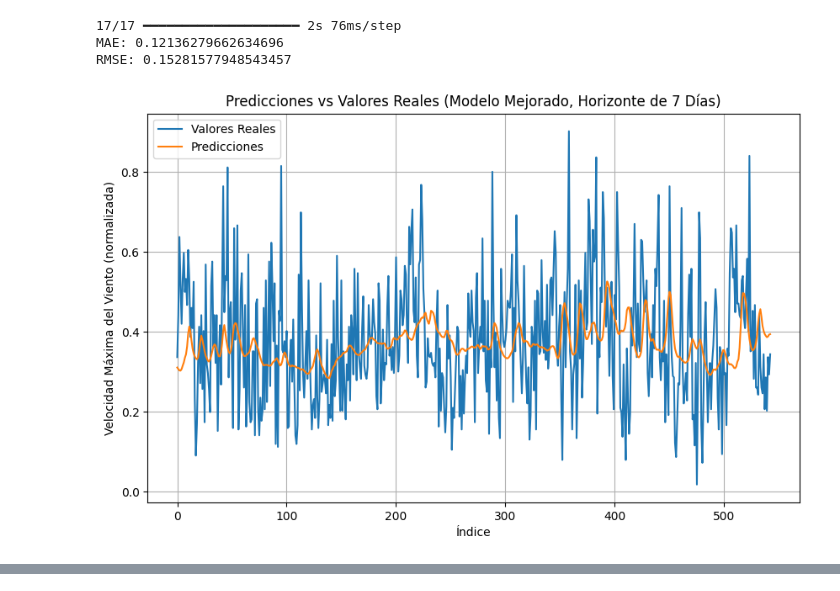
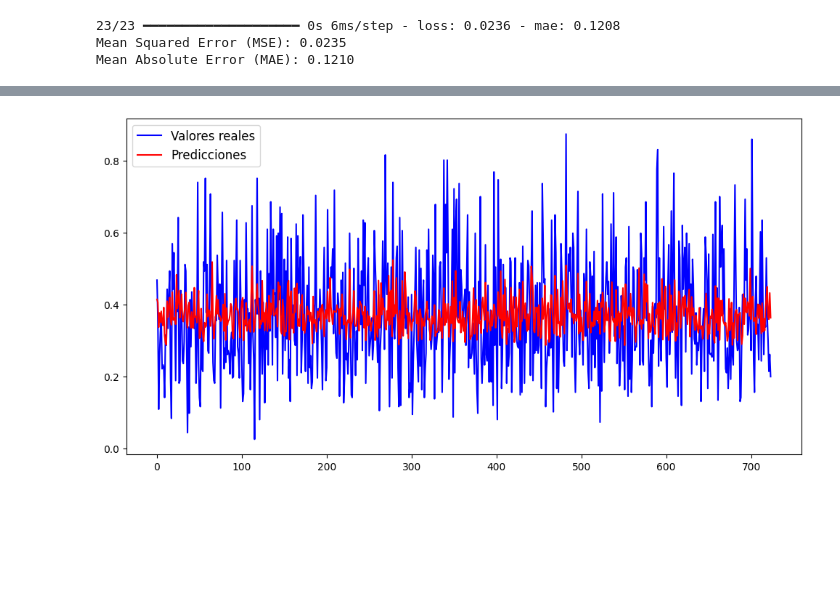
Before and after one commit to darwinagudeloh/FDL_2024-2_UDEA, a Jupyter notebook: 04_Modelo_RNN.ipynb, the cells around one changed output, grey strips where cells are left out. Saved outputs shown, nothing was run; the diff lists cells and outputs as text; code cells hidden in the pictures; blank space fills up the shorter version.

```diff
--- a/04_Modelo_RNN.ipynb
+++ b/04_Modelo_RNN.ipynb
@@ -86,0 +34,18 @@ Model: "sequential"
+# %%
+# Crear el modelo
+model = Sequential([
+    LSTM(
+        32,
+        activation='tanh',
+        input_shape=(window_size, 5),
+        kernel_regularizer=l2(0.001),  # Regularización L2
+        return_sequences=False  # Última salida de la secuencia
+    ),
+    Dropout(0.3),  # Apagar 30% de las unidades
+    Dense(forecast_horizon, kernel_regularizer=l2(0.001))  # Regularización L2 en salida
+])
+# Compilar el modelo
+model.compile(optimizer='adam', loss='mse', metrics=['mae'])
+
+# Early stopping para evitar sobreajuste
+early_stopping = EarlyStopping(monitor='val_loss', patience=5, restore_best_weights=True)
@@ -273,26 +110,20 @@ plt.show()
-# %%
-# Predicciones y Comparaciones
-# Hacer predicciones en el conjunto de prueba
-y_pred_optimized = optimized_model.predict(X_test_7)
-
-# Calcular métricas adicionales
-mae_optimized = mean_absolute_error(y_test_7, y_pred_optimized)
-rmse_optimized = np.sqrt(mean_squared_error(y_test_7, y_pred_optimized))
-print(f"MAE: {mae_optimized}")
-print(f"RMSE: {rmse_optimized}")
-
-# Graficar predicciones vs valores reales
-plt.figure(figsize=(10, 6))
-plt.plot(y_test_7, label='Valores Reales')
-plt.plot(y_pred_optimized, label='Predicciones')
-plt.xlabel('Índice')
-plt.ylabel('Velocidad Máxima del Viento (normalizada)')
-plt.title('Predicciones vs Valores Reales (Modelo Mejorado, Horizonte de 7 Días)')
-plt.legend()
-plt.grid()
-plt.show()
-# %% [output]
-17/17 ━━━━━━━━━━━━━━━━━━━━ 2s 76ms/step
-MAE: 0.12136279662634696
-RMSE: 0.15281577948543457
-[figure, removed]
+# %%
+# Evaluar el Modelo
+loss, mae = model.evaluate(X_test, y_test)
+print(f"Mean Squared Error (MSE): {loss:.4f}")
+print(f"Mean Absolute Error (MAE): {mae:.4f}")
+# %% [output]
+23/23 ━━━━━━━━━━━━━━━━━━━━ 0s 6ms/step - loss: 0.0236 - mae: 0.1208
+Mean Squared Error (MSE): 0.0235
+Mean Absolute Error (MAE): 0.1210
+# %%
+# Realizar predicciones
+predicciones = model.predict(X_test)
+
+# Graficar predicciones vs valores reales
+plt.figure(figsize=(12, 6))
+plt.plot(y_test[:,0], label='Valores reales', color='blue')
+plt.plot(predicciones[:,0], label='Predicciones', color='red')
+plt.legend(fontsize=12)
+plt.show()
+# %% [output]
@@ -298,0 +131 @@ RMSE: 0.15281577948543457
+[figure, added]
```
Also changed, not shown: parts of 19 cells of this notebook.
